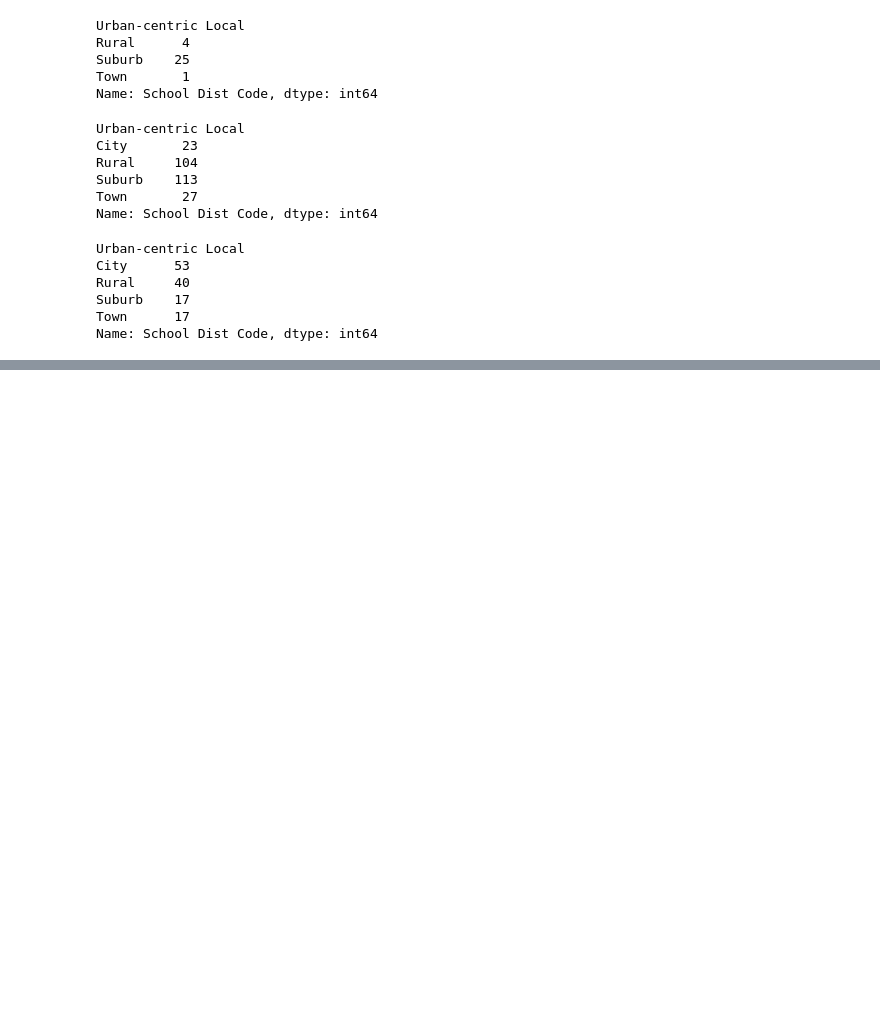
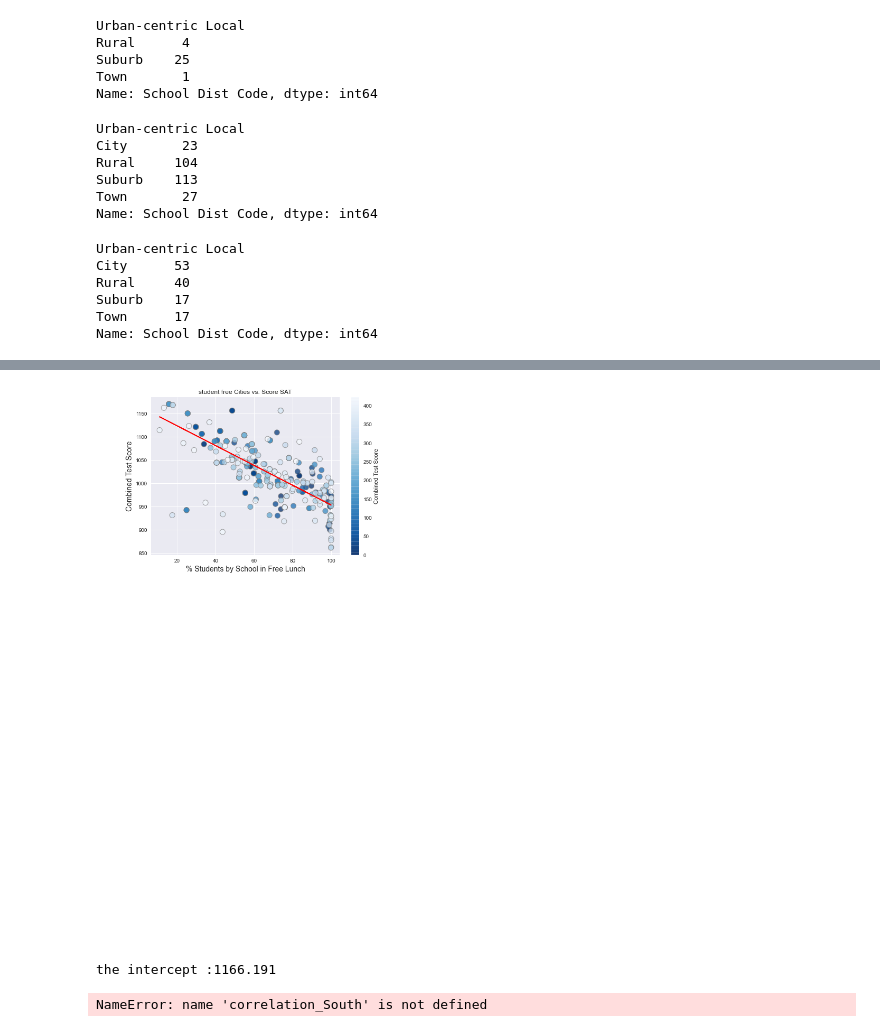
Before and after one commit to Johnny-Boy-SQL/The_Six_Aces_Project_1, a Jupyter notebook: data/raw_data/SAT_Scores_2018/Schools_comunity_ACT.ipynb, the cells around one changed output, grey strips where cells are left out. Saved outputs shown, nothing was run; the diff lists cells and outputs as text; code cells hidden in the pictures; blank space fills up the shorter version.

```diff
--- a/data/raw_data/SAT_Scores_2018/Schools_comunity_ACT.ipynb
+++ b/data/raw_data/SAT_Scores_2018/Schools_comunity_ACT.ipynb
@@ -219,0 +243,33 @@ plt.show()
+# %%
+#date = Southern_city_data['Date'].max()
+x_Student_Free=All_school_type['Reduced_Lunch_Students_%']
+y_Score=All_school_type['Dist Avg Score']
+ratio_Southern = All_school_type['Agency Name'].index
+(slope, intercept, rvalue, pvalue, stderr) = linregress(x_Student_Free, y_Score)
+#print(f"the intercept :{round(intercept,2)}");
+regress_values_South = x_Student_Free * slope + intercept
+line_Score = "y = " + str(round(slope,2)) + "x + " + str(round(intercept,2))
+correlation_Score = round(rvalue,2)
+plt.style.use('seaborn')
+sur = plt.scatter(x_Student_Free, y_Score, s=100, c=ratio_Southern, cmap="Blues_r", edgecolor="grey", linewidth=1, alpha=0.75);
+plt.plot(x_Student_Free,regress_values_South,"r-");
+plt.annotate(line_Score,(-20,20),fontsize=14, color="red")
+plt.title(f"student free Cities vs. Score SAT", fontsize = "12")
+plt.xlabel(f"% Students by School in Free Lunch", size=14)
+plt.ylabel(f"Combined Test Score", size=14)
+#plt.tight_layout()
+cbar= plt.colorbar()
+cbar.set_label('Combined Test Score')
+#plt.savefig("output_data/Fig12_South_Lat_vs_WS_reg.png")
+plt.show();
+print(f"the intercept :{round(intercept,3)}");
+print(f"correlation:{round(correlation_South,3)}");
+print(f"Lat linear regression model :{line_Score}");
+print(f"==============================================")
+print(f"There is a strong negative correlation between Student in program Free Luch and reduce price\
+. the correlation value is {round(correlation_Score*100,2)}% in fact the greater the number of students\
+in the free or reduced price lunch program, the combined SAT score decreases directly proportionally.")
+# %% [output]
+[figure, added]
+the intercept :1166.191
+NameError: name 'correlation_South' is not defined
```
Also changed, not shown: parts of 7 cells of this notebook, 2 other files.
